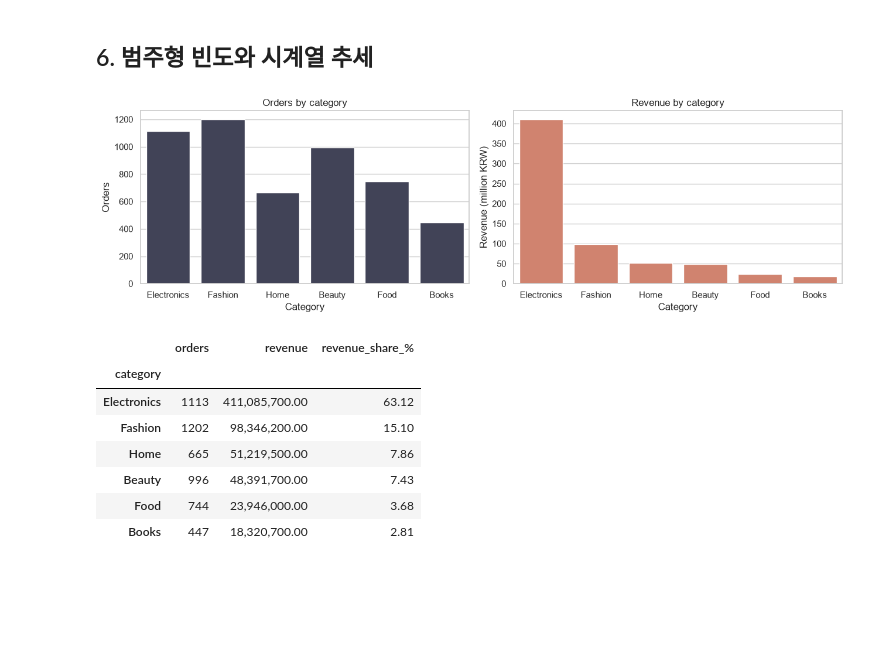
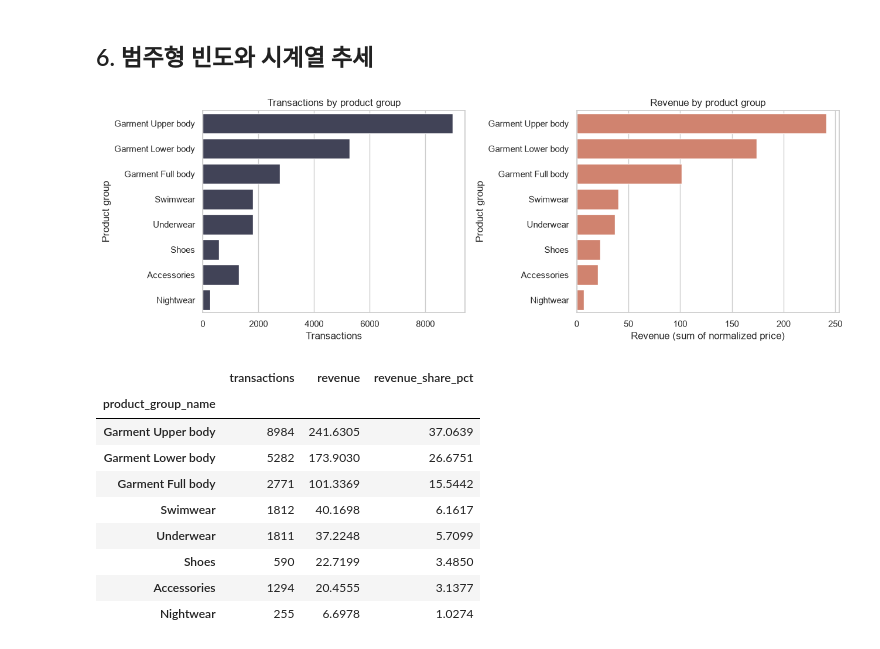
Before and after one commit to 0802222/Codyssey-A1-1-RFM, a Jupyter notebook: notebooks/analysis_report.ipynb, the cells around one changed output. Drawn from its saved outputs; the diff is of its cells as text; code cells hidden in the pictures; blank space fills up the shorter version.

```diff
--- a/notebooks/analysis_report.ipynb
+++ b/notebooks/analysis_report.ipynb
@@ -322,19 +395,0 @@ print(f"반복문 {loop_time * 1000:.2f}ms, 벡터 연산 {vec_time * 1000:.2f}m
-# %%
-# 다운샘플링: arr[:, ::2, ::2] 로 16x16 -> 8x8
-# 2칸마다 1칸씩 뽑아 이미지를 줄인다
-small = analyzer.parse_images("image_pixels", image_shape=(16, 16, 3), downsample_step=2)
-
-# 줄어든 모양을 출력한다
-print("다운샘플링 후:", small.shape)
-
-# 이미지 평균, 표준편차 컬럼을 추가한다
-analyzer.add_image_features("image_pixels", image_shape=(16, 16, 3))
-
-# 보너스 1: 밝기 비율, 엣지 컬럼을 추가한다
-analyzer.add_image_advanced_features("image_pixels", image_shape=(16, 16, 3), n_brightness_bins=4)
-
-# 컬럼이 늘어난 표를 가져온다
-df = analyzer.df
-
-# 카테고리별 평균을 어두운 순으로 보여준다
-df.groupby("category")[["image_brightness_mean", "image_brightness_std", "image_edge_strength", "image_brightness_bin_0_ratio", "image_brightness_bin_3_ratio"]].mean().sort_values("image_brightness_mean")
@@ -697,58 +829,69 @@ Name: within_category_r, dtype: float64
 # %% [markdown]
 ## 6. 범주형 빈도와 시계열 추세
 # %%
-# 차트 3: 막대그래프 - 카테고리별 주문 수와 매출
-# 카테고리별 주문 수와 매출을 매출 큰 순으로 정리한다
-cat_stats = df.groupby("category").agg(orders=("order_id", "count"), revenue=("amount", "sum")).sort_values("revenue", ascending=False)
+# 차트 3: 막대그래프 - 상품군별 거래 수와 매출
+# 상품군별 거래 수와 매출을 매출이 큰 순서로 정리한다
+group_stats = (
+    df.groupby("product_group_name")
+    .agg(transactions=("article_id", "size"), revenue=("amount", "sum"))
+    .sort_values("revenue", ascending=False)
+)
 
 # 전체 매출 중 비중(%)
-cat_stats["revenue_share_%"] = cat_stats["revenue"] / cat_stats["revenue"].sum() * 100
+group_stats["revenue_share_pct"] = (
+    group_stats["revenue"] / group_stats["revenue"].sum() * 100
+)
+
+# 위쪽 8개 상품군만 차트로 그린다
+top_group_stats = group_stats.head(8)
 
 # 좌우 2칸 그림판
-fig, axes = plt.subplots(1, 2, figsize=(13, 4))
+fig, axes = plt.subplots(1, 2, figsize=(13, 4.5))
 
-# 왼쪽: 카테고리별 주문 수
-sns.barplot(x=cat_stats.index, y=cat_stats["orders"], ax=axes[0], color="#3d405b")
+# 왼쪽: 상품군별 거래 수
+sns.barplot(y=top_group_stats.index, x=top_group_stats["transactions"], ax=axes[0], color="#3d405b")
 
 # 왼쪽 제목
-axes[0].set_title("Orders by category")
+axes[0].set_title("Transactions by product group")
 
 # 왼쪽 가로축 이름
-axes[0].set_xlabel("Category")
+axes[0].set_xlabel("Transactions")
 
 # 왼쪽 세로축 이름
-axes[0].set_ylabel("Orders")
+axes[0].set_ylabel("Product group")
 
-# 오른쪽: 카테고리별 매출(백만 원)
-sns.barplot(x=cat_stats.index, y=cat_stats["revenue"] / 1e6, ax=axes[1], color="#e07a5f")
+# 오른쪽: 상품군별 매출
+sns.barplot(y=top_group_stats.index, x=top_group_stats["revenue"], ax=axes[1], color="#e07a5f")
 
 # 오른쪽 제목
-axes[1].set_title("Revenue by category")
+axes[1].set_title("Revenue by product group")
 
 # 오른쪽 가로축 이름
-axes[1].set_xlabel("Category")
+axes[1].set_xlabel("Revenue (sum of normalized price)")
 
 # 오른쪽 세로축 이름
-axes[1].set_ylabel("Revenue (million KRW)")
+axes[1].set_ylabel("Product group")
 
 # 칸 사이 여백을 자동으로 맞춘다
 plt.tight_layout()
 
 # 화면에 보여준다
 plt.show()
 
 # 정리한 표를 보여준다
-cat_stats
+group_stats.head(8)
 # %% [output]
-[figure, old version]
+[figure, new version]
-|  | orders | revenue | revenue_share_% |
-| category |  |  |  |
-| Electronics | 1113 | 411,085,700.00 | 63.12 |
-| Fashion | 1202 | 98,346,200.00 | 15.10 |
-| Home | 665 | 51,219,500.00 | 7.86 |
-| Beauty | 996 | 48,391,700.00 | 7.43 |
-| Food | 744 | 23,946,000.00 | 3.68 |
-| Books | 447 | 18,320,700.00 | 2.81 |
+|  | transactions | revenue | revenue_share_pct |
+| product_group_name |  |  |  |
+| Garment Upper body | 8984 | 241.6305 | 37.0639 |
+| Garment Lower body | 5282 | 173.9030 | 26.6751 |
+| Garment Full body | 2771 | 101.3369 | 15.5442 |
+| Swimwear | 1812 | 40.1698 | 6.1617 |
+| Underwear | 1811 | 37.2248 | 5.7099 |
+| Shoes | 590 | 22.7199 | 3.4850 |
+| Accessories | 1294 | 20.4555 | 3.1377 |
+| Nightwear | 255 | 6.6978 | 1.0274 |
 # %%
 # 차트 6: 라인차트 - 월별 매출 추이
 # 월별 매출 합계
```
Also changed, not shown: parts of 102 cells of this notebook, 31 other files.
